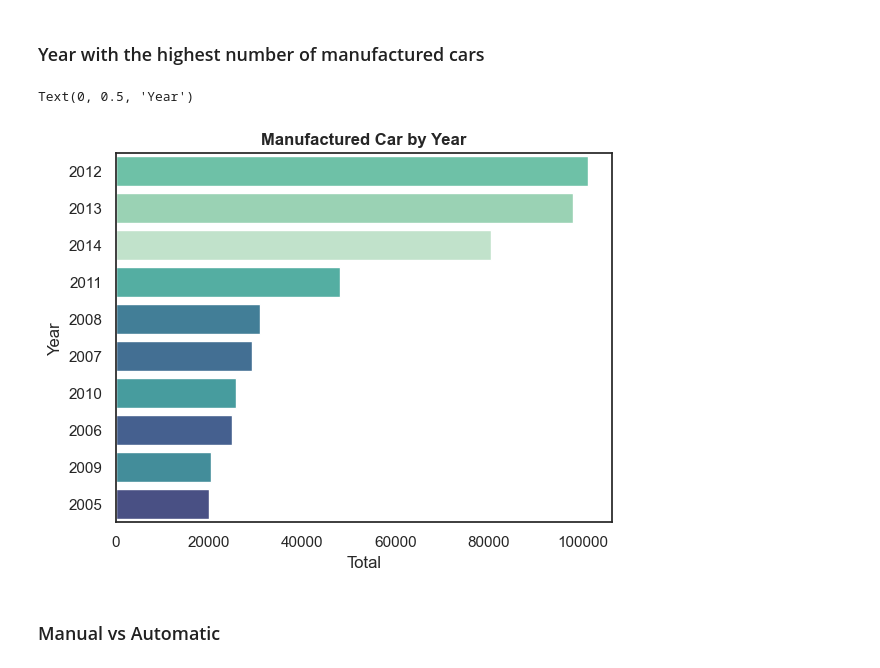
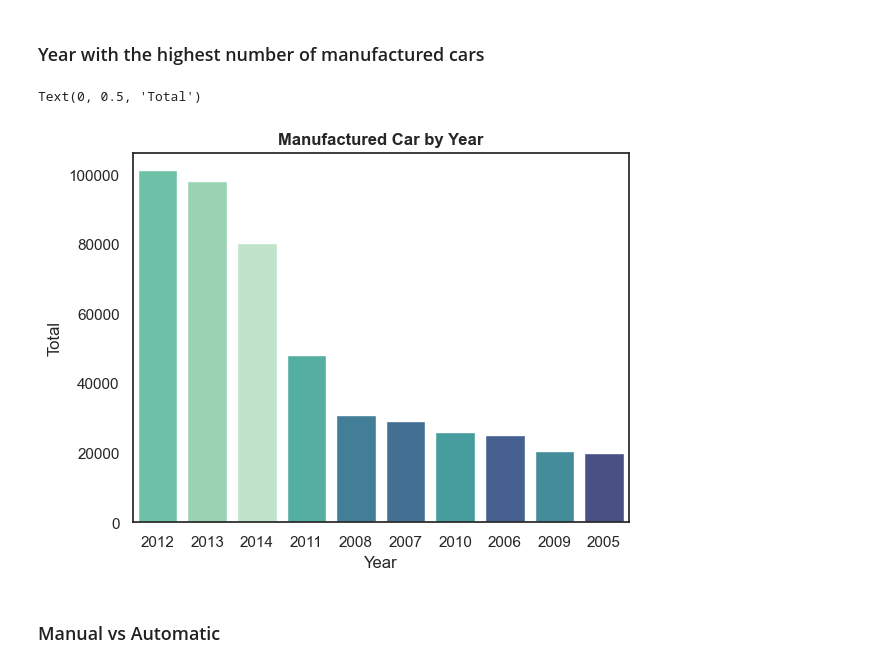
Before and after one commit to Rifqy31/car-sales-analysis, a Jupyter notebook: CarSales.ipynb, the cells around one changed output. Saved outputs shown, nothing was run; the diff lists cells and outputs as text; code cells hidden in the pictures.

```diff
--- a/CarSales.ipynb
+++ b/CarSales.ipynb
@@ -392,3 +409,5 @@ Same as state, we are going to use mode() to fill missing values in color column
+# %%
+df = df.drop(df[df['color'] == '—'].index)
 # %%
 #Find mode in color column
 color_mode = df['color'].mode()
@@ -721,15 +740,15 @@ import matplotlib.pyplot as plt
 import seaborn as sns
 # %%
 #Create a plot
-sns.countplot(data = df, y = 'year', order = list_year, hue = 'year', palette = 'mako', legend = False)
+sns.countplot(data = df, x = 'year', order = list_year, hue = 'year', palette = 'mako', legend = False)
 # sns.color_palette("mako", as_cmap=True)
 sns.set(style = 'white')
 plt.title('Manufactured Car by Year', fontsize = 12, fontweight = 'bold')
-plt.xlabel('Total')
-plt.ylabel('Year')
+plt.xlabel('Year')
+plt.ylabel('Total')
 # %% [output]
-Text(0, 0.5, 'Year')
+Text(0, 0.5, 'Total')
-[figure, old version]
+[figure, new version]
 # %% [markdown]
 ### Manual vs Automatic
 # %%
```
Also changed, not shown: parts of 31 cells of this notebook.
